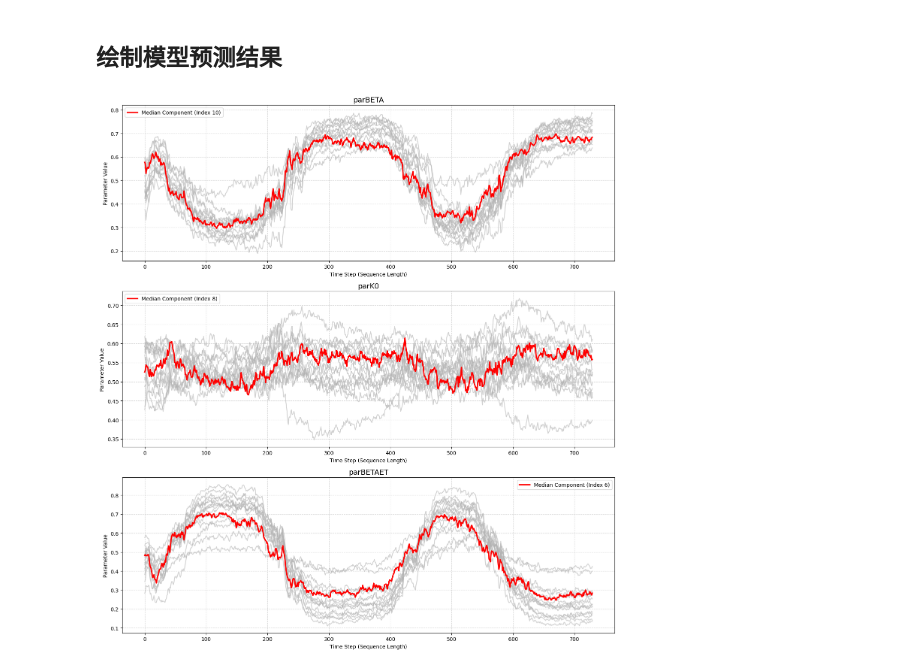
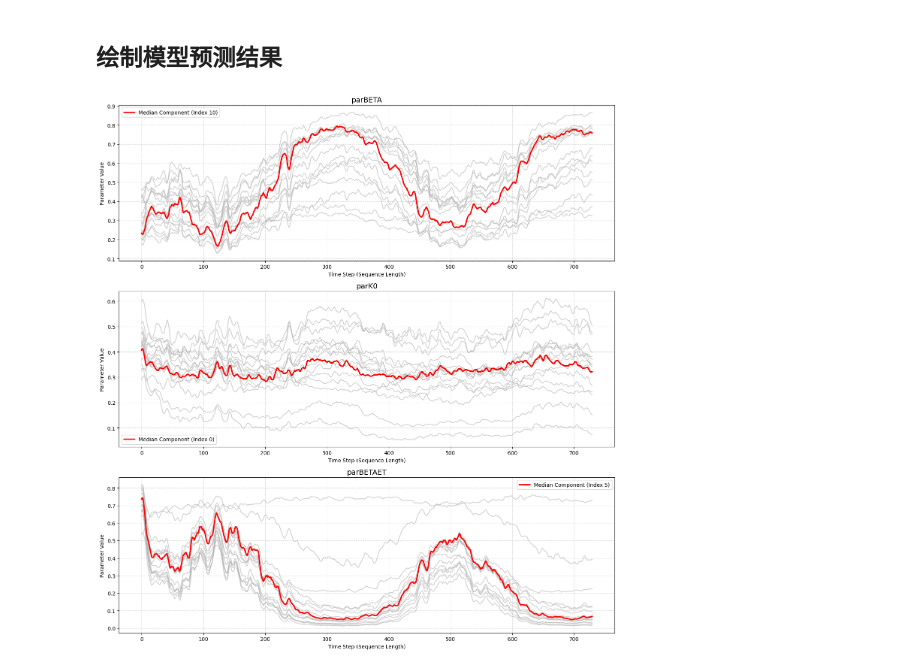
Before and after one commit to chooron/my_deltamodel, a Jupyter notebook: project/better_estimate/parameters/visual_timevar_parameters_tcn.ipynb, the cells around one changed output. Cells and saved outputs as stored; diff of their text form; code cells hidden in the pictures.

```diff
--- a/project/better_estimate/parameters/visual_timevar_parameters_tcn.ipynb
+++ b/project/better_estimate/parameters/visual_timevar_parameters_tcn.ipynb
@@ -47,7 +47,7 @@ from dmg import ModelHandler
 from dmg.core.utils import import_trainer  # noqa
 
 config["mode"] = "test"
-config["test"]["test_epoch"] = 1
+config["test"]["test_epoch"] = 5
 model = ModelHandler(config, verbose=True)
 trainer_cls = import_trainer(config["trainer"])
 trainer = trainer_cls(
@@ -73,7 +73,7 @@ def predict(x):
 # %%
 model_input = eval_dataset["xc_nn_norm"]
 # select_basin_idx = np.where(selected_basins==8023080)[0][0]
-select_basin_idx = 200
+select_basin_idx = 400
 print(select_basin_idx)
 tmp_model_input = model_input[0:730, select_basin_idx : select_basin_idx + 1, :]
 print(model_input.shape)
@@ -103,7 +103,7 @@ plt.show()
 # %%
 timevar_params = layer_output.detach().cpu().numpy()
 titles = ['parBETA', 'parK0', 'parBETAET']
-plot_parameters(timevar_params, titles=titles, median_color='red', smooth_window=1)
+plot_parameters(timevar_params, titles=titles, median_color='red', smooth_window=5)
 plt.show()
 # %% [output]
-[figure, old version]
+[figure, new version]
```
Also changed, not shown: parts of 2 cells of this notebook, 4 other files.
